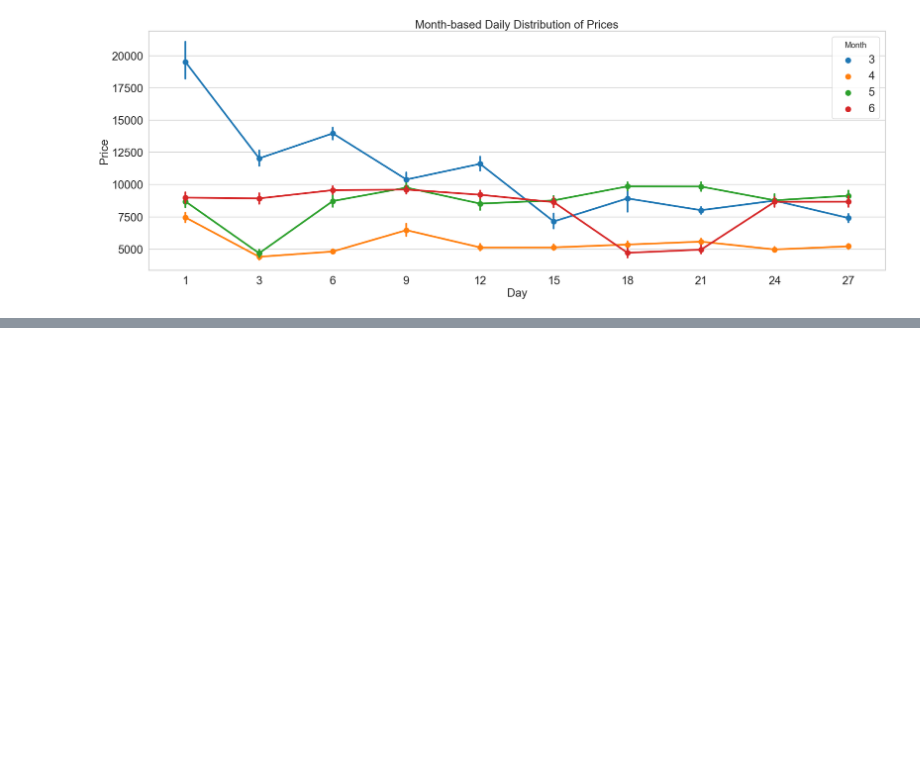
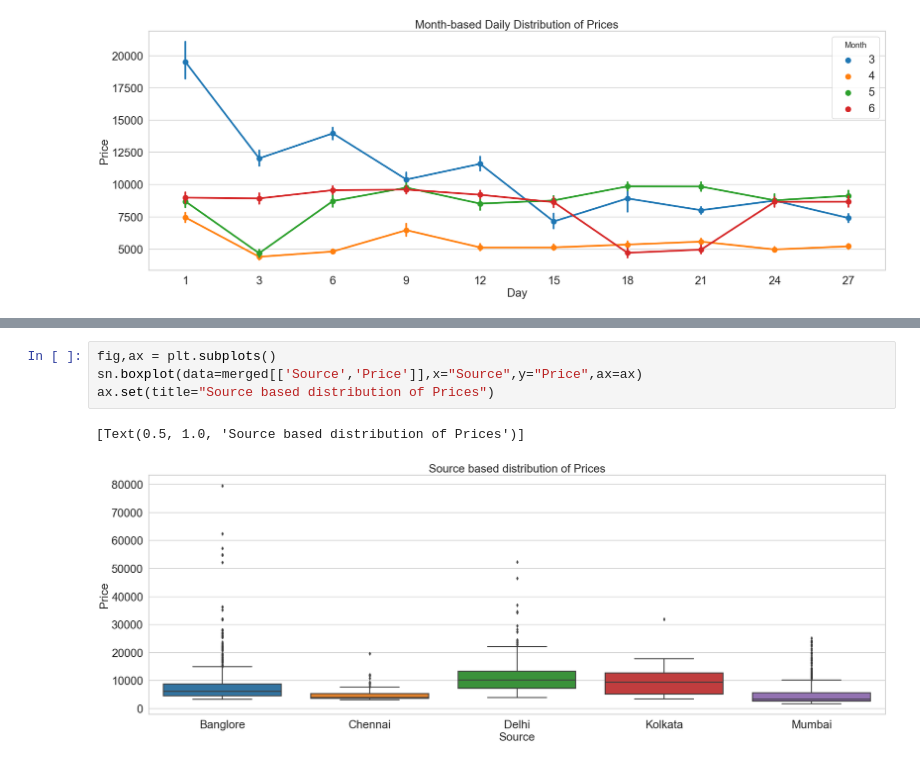
Before and after one commit to calebm00re/22ML-project2, a Jupyter notebook: Project02.ipynb, the cells around one changed output, grey strips where cells are left out. Drawn from its saved outputs; the diff is of its cells as text; blank space fills up the shorter version.

```diff
--- a/Project02.ipynb
+++ b/Project02.ipynb
@@ -309,0 +327,7 @@ ax.set(title="Month-based Daily Distribution of Prices")
+# %%
+fig,ax = plt.subplots()
+sn.boxplot(data=merged[['Source','Price']],x="Source",y="Price",ax=ax)
+ax.set(title="Source based distribution of Prices")
+# %% [output]
+[Text(0.5, 1.0, 'Source based distribution of Prices')]
+[figure, added]
```
Also changed, not shown: parts of 2 cells of this notebook.
